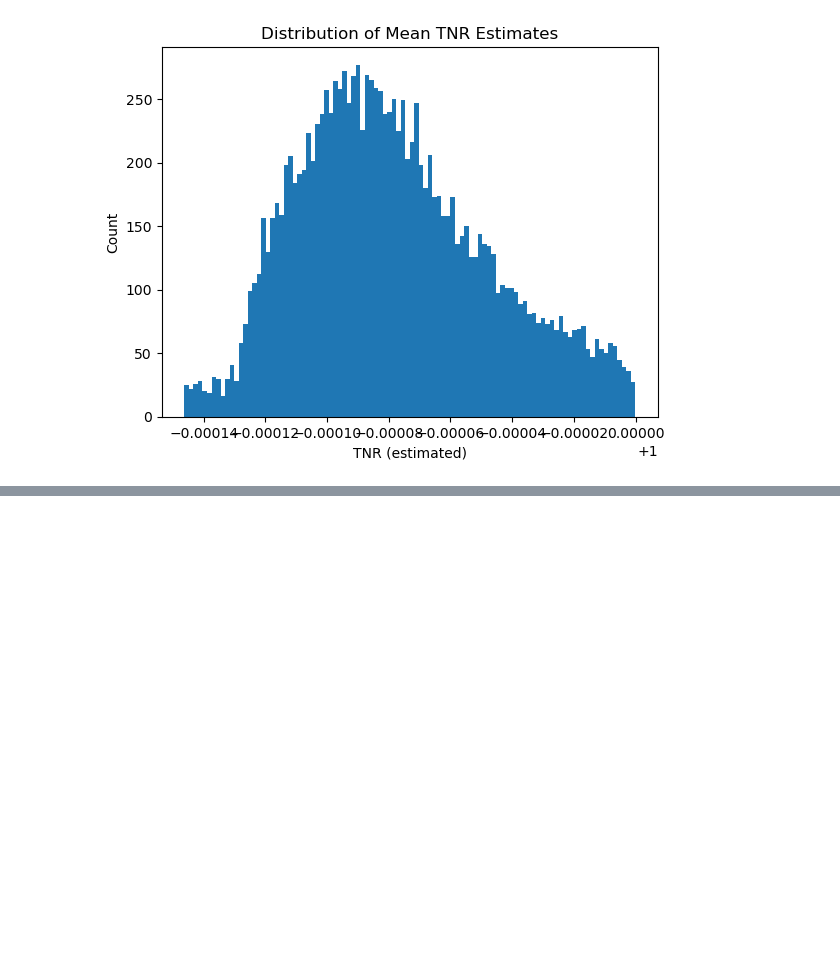
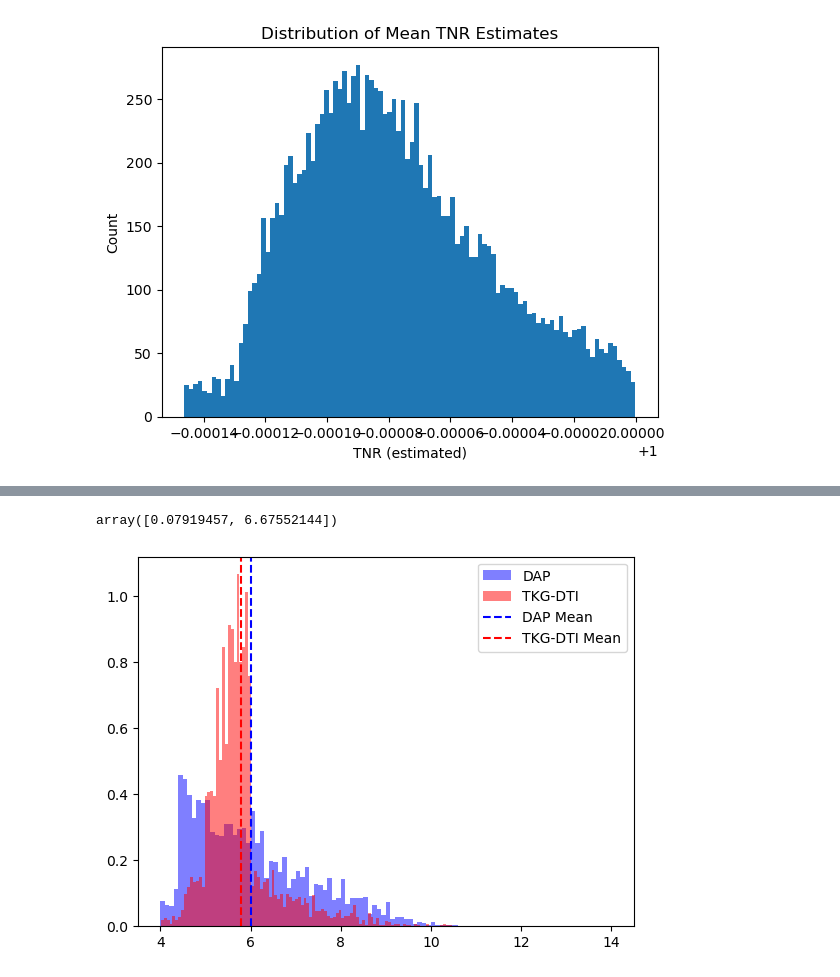
Before and after one commit to biodev/TKG-DTI, a Jupyter notebook: notebooks/00_AGG_FULL_TKG_PREDS.ipynb, the cells around one changed output, grey strips where cells are left out. Saved outputs shown, nothing was run; the diff lists cells and outputs as text; code cells hidden in the pictures; blank space fills up the shorter version.

```diff
--- a/notebooks/00_AGG_FULL_TKG_PREDS.ipynb
+++ b/notebooks/00_AGG_FULL_TKG_PREDS.ipynb
@@ -413,0 +549,14 @@ plt.show()
+# %%
+result.params
+# %% [output]
+array([0.07919457, 6.67552144])
+# %%
+plt.figure()
+plt.hist(dap.activity_biochemical.values, bins=100, density=True, alpha=0.5, color='blue', label='DAP')
+plt.hist(preds3.activity_biochemical.values, bins=100, density=True, alpha=0.5, color='red', label='TKG-DTI')
+plt.axvline(dap.activity_biochemical.mean(), color='blue', linestyle='--', label='DAP Mean')
+plt.axvline(preds3.activity_biochemical.mean(), color='red', linestyle='--', label='TKG-DTI Mean')
+plt.legend()
+plt.show()
+# %% [output]
+[figure, added]
```
Also changed, not shown: parts of 15 cells of this notebook, 5 other files.
